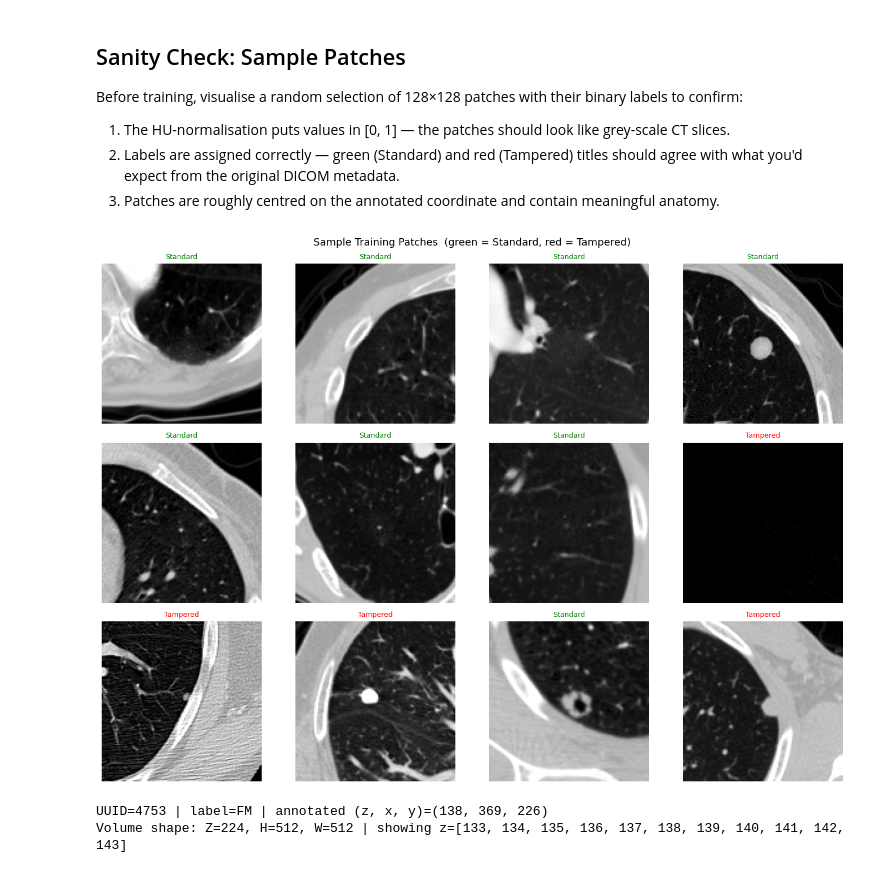
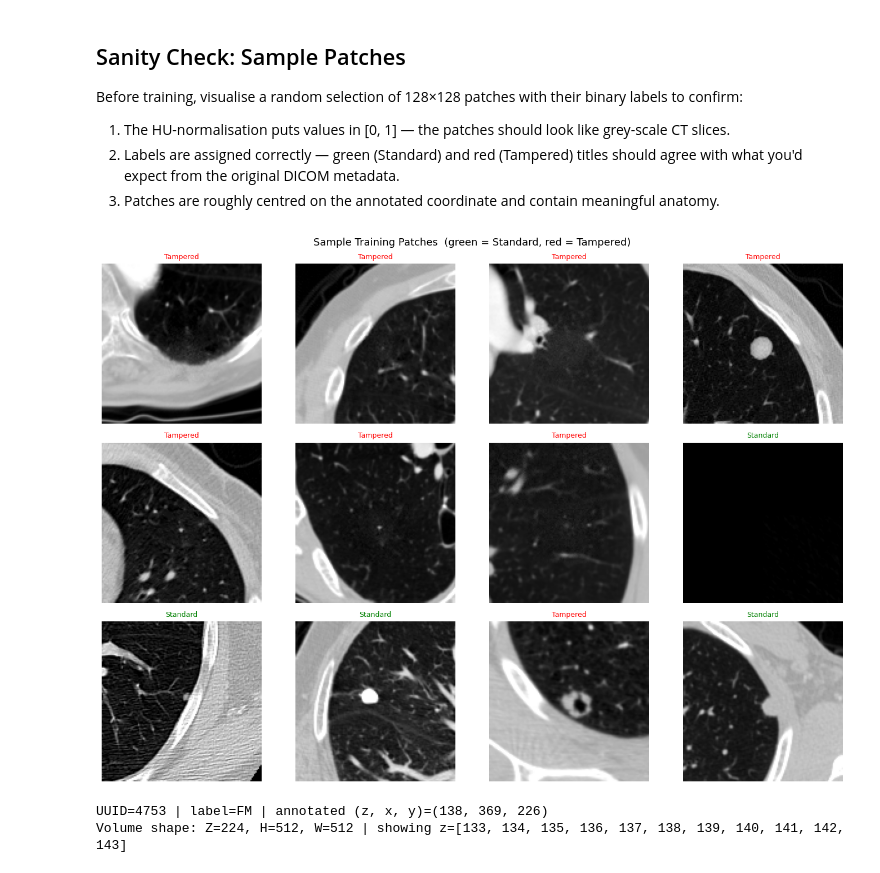
Before and after one commit to billhan5732/CS172B_Project, a Jupyter notebook: src/nick.ipynb, the cells around one changed output. Saved outputs shown, nothing was run; the diff lists cells and outputs as text; code cells hidden in the pictures.

Commit message:
fix labels in sample training patches

```diff
--- a/src/nick.ipynb
+++ b/src/nick.ipynb
@@ -396,26 +396,26 @@ Before training, visualise a random selection of 128×128 patches with their bin
 # %%
 # ── Plot 12 random training patches ───────────────────────────────────────────
 fig, axes = plt.subplots(3, 4, figsize=(14, 10))
 axes = axes.ravel()
 rng_vis = np.random.default_rng(0)
 sample_idxs = rng_vis.choice(len(train_ds), size=12, replace=False)
 
 for ax, idx in zip(axes, sample_idxs):
     patch, label = train_ds[int(idx)]
     label_int = int(label.item())
     ax.imshow(patch.squeeze().numpy(), cmap="gray", vmin=0, vmax=1)
     ax.set_title(
-        f"{'Tampered' if label_int == 1 else 'Standard'}",
-        color="red" if label_int == 1 else "green",
+        f"{'Standard' if label_int == 1 else 'Tampered'}",
+        color="green" if label_int == 1 else "red",
         fontsize=9,
     )
     ax.axis("off")
 
 plt.suptitle("Sample Training Patches  (green = Standard, red = Tampered)", fontsize=13)
 plt.tight_layout()
 plt.show()
 # %% [output]
-[figure, old version]
+[figure, new version]
 # %%
 # ── 32×32 patch context around one labeled point ──────────────────────────
 inspect_df = train_df if "train_df" in globals() else combined_df
```
Also changed, not shown: parts of 1 cell of this notebook.
